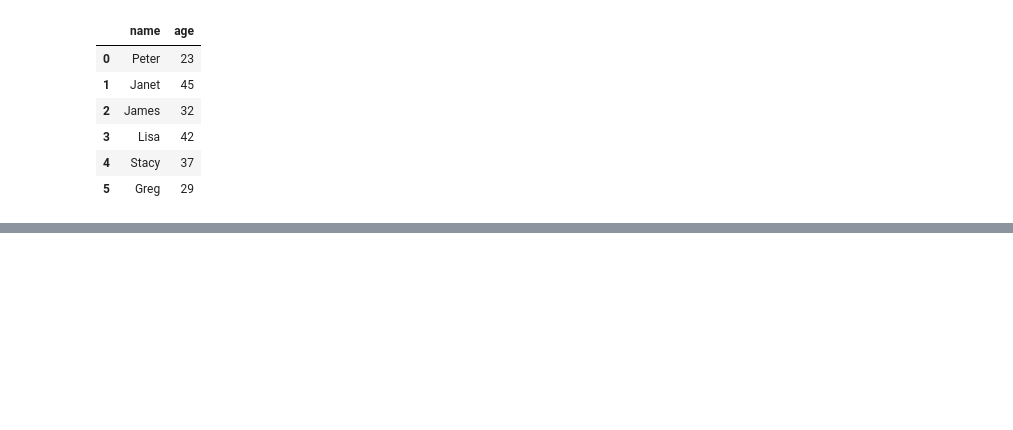
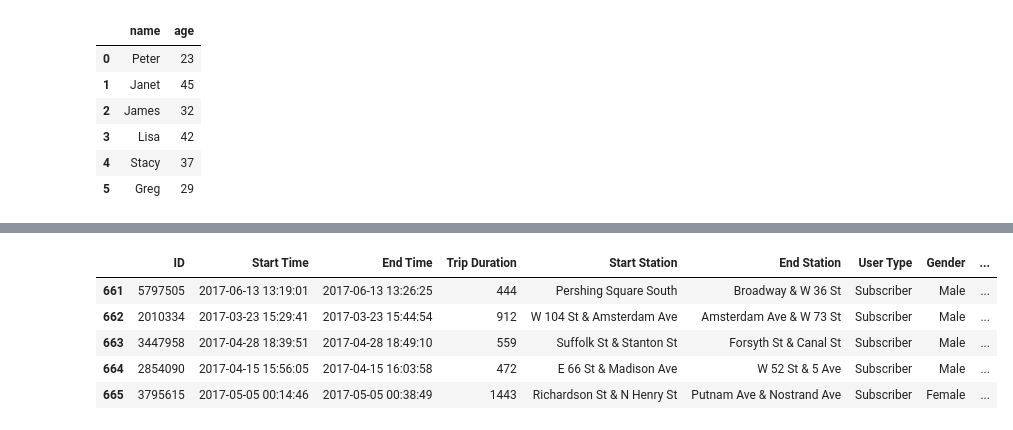
Before and after one commit to Ezinne-Toanyie/Data_Science_and_ML_Labs, a Jupyter notebook: Week_4/Pandas_Notebook.ipynb, the cells around one changed output, grey strips where cells are left out. Cells and saved outputs as stored; diff of their text form; code cells hidden in the pictures; blank space fills up the shorter version.

```diff
--- a/Week_4/Pandas_Notebook.ipynb
+++ b/Week_4/Pandas_Notebook.ipynb
@@ -119,0 +428,9 @@ vertical_con
+# %%
+df.tail()   # displays the last five rows of the dataset
+# %% [output]
+|  | ID | Start Time | End Time | Trip Duration | Start Station | End Station | User Type | Gender | ... |
+| 661 | 5797505 | 2017-06-13 13:19:01 | 2017-06-13 13:26:25 | 444 | Pershing Square South | Broadway & W 36 St | Subscriber | Male | ... |
+| 662 | 2010334 | 2017-03-23 15:29:41 | 2017-03-23 15:44:54 | 912 | W 104 St & Amsterdam Ave | Amsterdam Ave & W 73 St | Subscriber | Male | ... |
+| 663 | 3447958 | 2017-04-28 18:39:51 | 2017-04-28 18:49:10 | 559 | Suffolk St & Stanton St | Forsyth St & Canal St | Subscriber | Male | ... |
+| 664 | 2854090 | 2017-04-15 15:56:05 | 2017-04-15 16:03:58 | 472 | E 66 St & Madison Ave | W 52 St & 5 Ave | Subscriber | Male | ... |
+| 665 | 3795615 | 2017-05-05 00:14:46 | 2017-05-05 00:38:49 | 1443 | Richardson St & N Henry St | Putnam Ave & Nostrand Ave | Subscriber | Female | ... |
```
Also changed, not shown: parts of 31 cells of this notebook.
